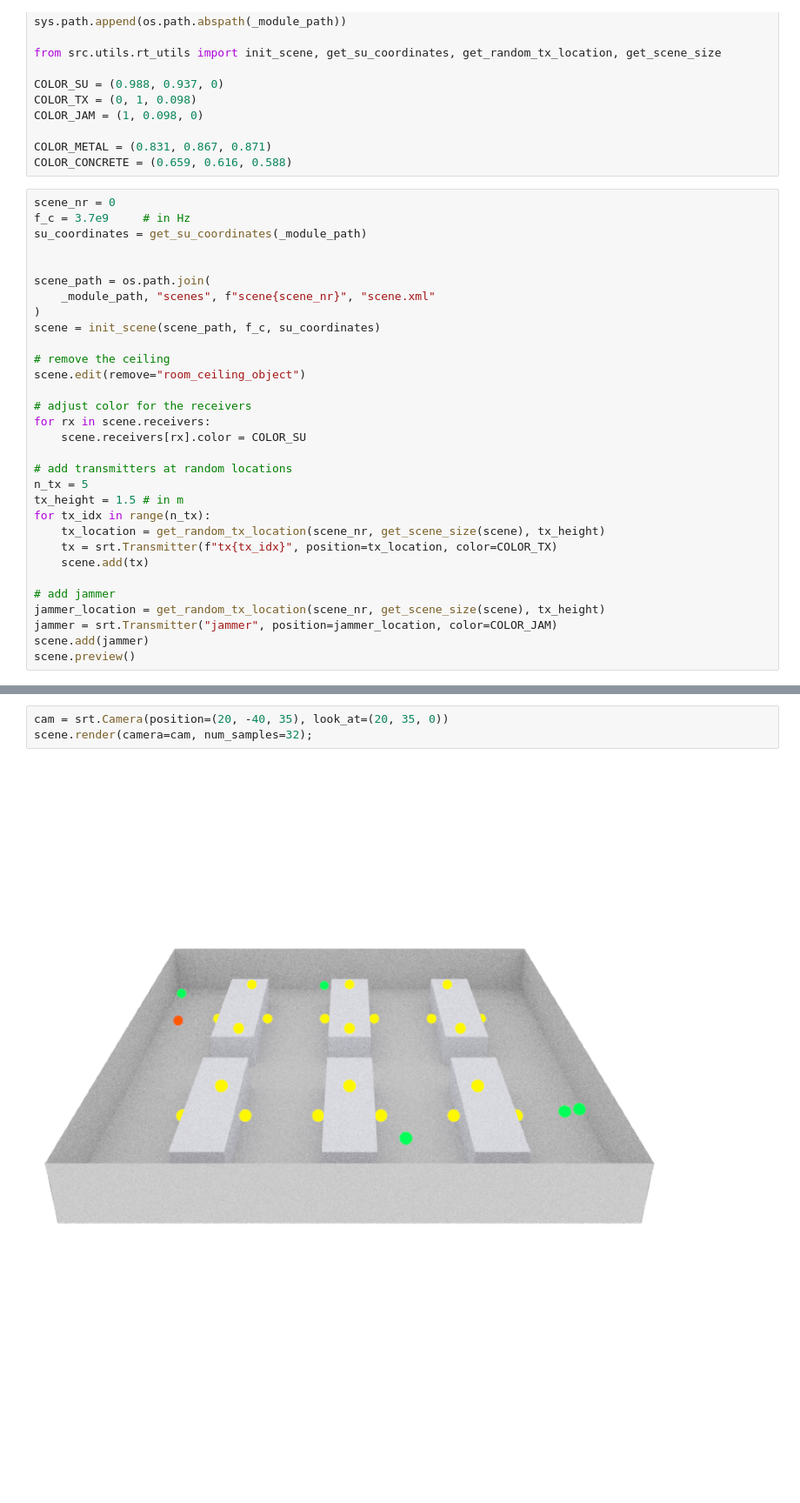
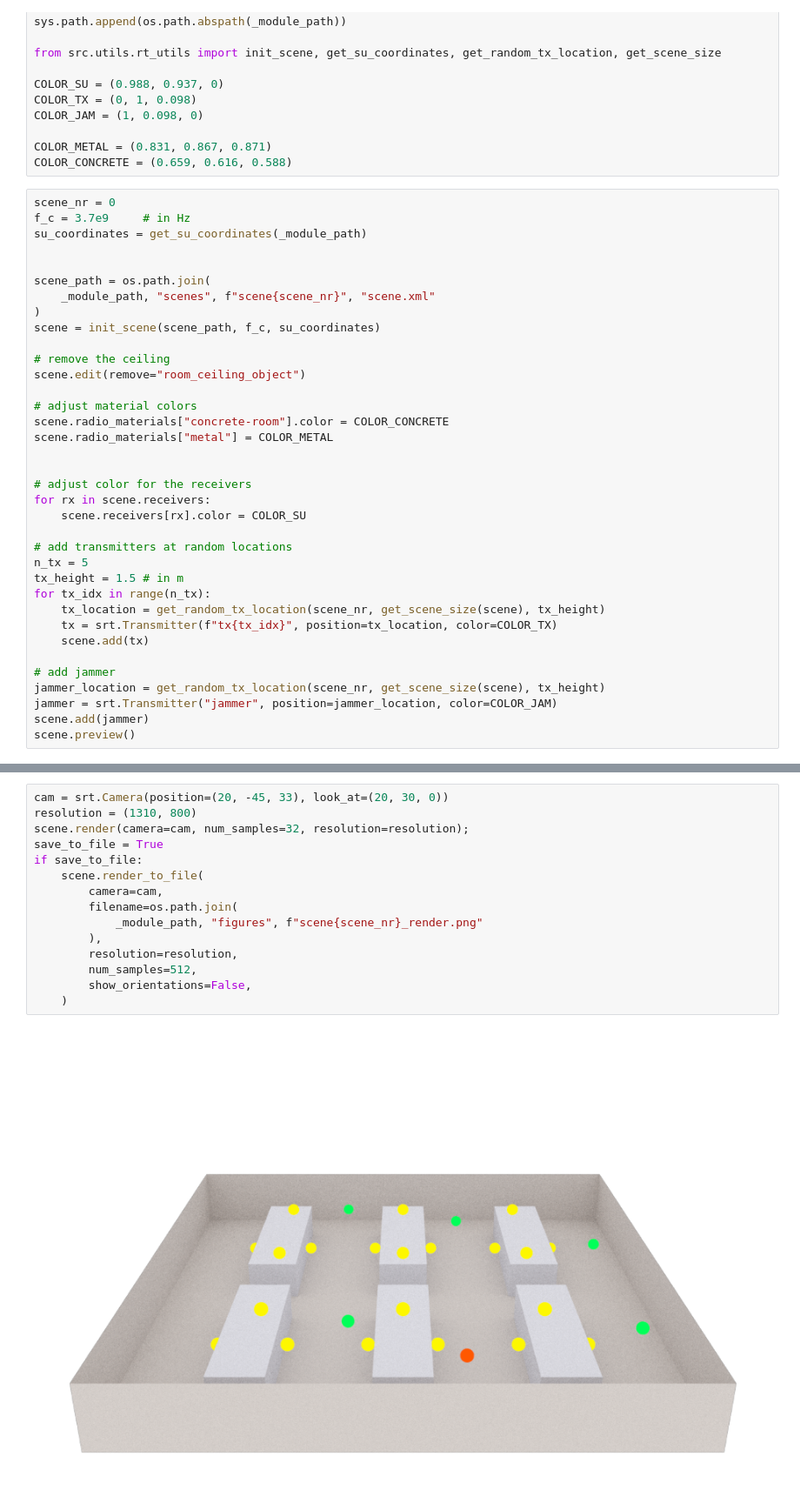
Before and after one commit to SalehiSina/ofdma-spectrum-anomalies-simulation-review, a Jupyter notebook: notebooks/scene.ipynb, the cells around one changed output, grey strips where cells are left out. Shown at 87% size. Saved outputs shown, nothing was run; the diff lists cells and outputs as text; blank space fills up the shorter version.

Commit message:
enhance scene rendering

```diff
--- a/notebooks/scene.ipynb
+++ b/notebooks/scene.ipynb
@@ -31,6 +31,11 @@ scene = init_scene(scene_path, f_c, su_coordinates)
 
 # remove the ceiling
 scene.edit(remove="room_ceiling_object")
+
+# adjust material colors
+scene.radio_materials["concrete-room"].color = COLOR_CONCRETE
+scene.radio_materials["metal"] = COLOR_METAL
+
 
 # adjust color for the receivers
 for rx in scene.receivers:
@@ -54,5 +57,17 @@ HBox(children=(Renderer(camera=PerspectiveCamera(aspect=1.31, children=(Directio
 # %%
-cam = srt.Camera(position=(20, -40, 35), look_at=(20, 35, 0))
-scene.render(camera=cam, num_samples=32);
+cam = srt.Camera(position=(20, -45, 33), look_at=(20, 30, 0))
+resolution = (1310, 800)
+scene.render(camera=cam, num_samples=32, resolution=resolution);
+save_to_file = True
+if save_to_file:
+    scene.render_to_file(
+        camera=cam,
+        filename=os.path.join(
+            _module_path, "figures", f"scene{scene_nr}_render.png"
+        ),
+        resolution=resolution,
+        num_samples=512,
+        show_orientations=False,
+    )
 # %% [output]
-[figure, old version]
+[figure, new version]
```
Also changed, not shown: parts of 2 cells of this notebook.
